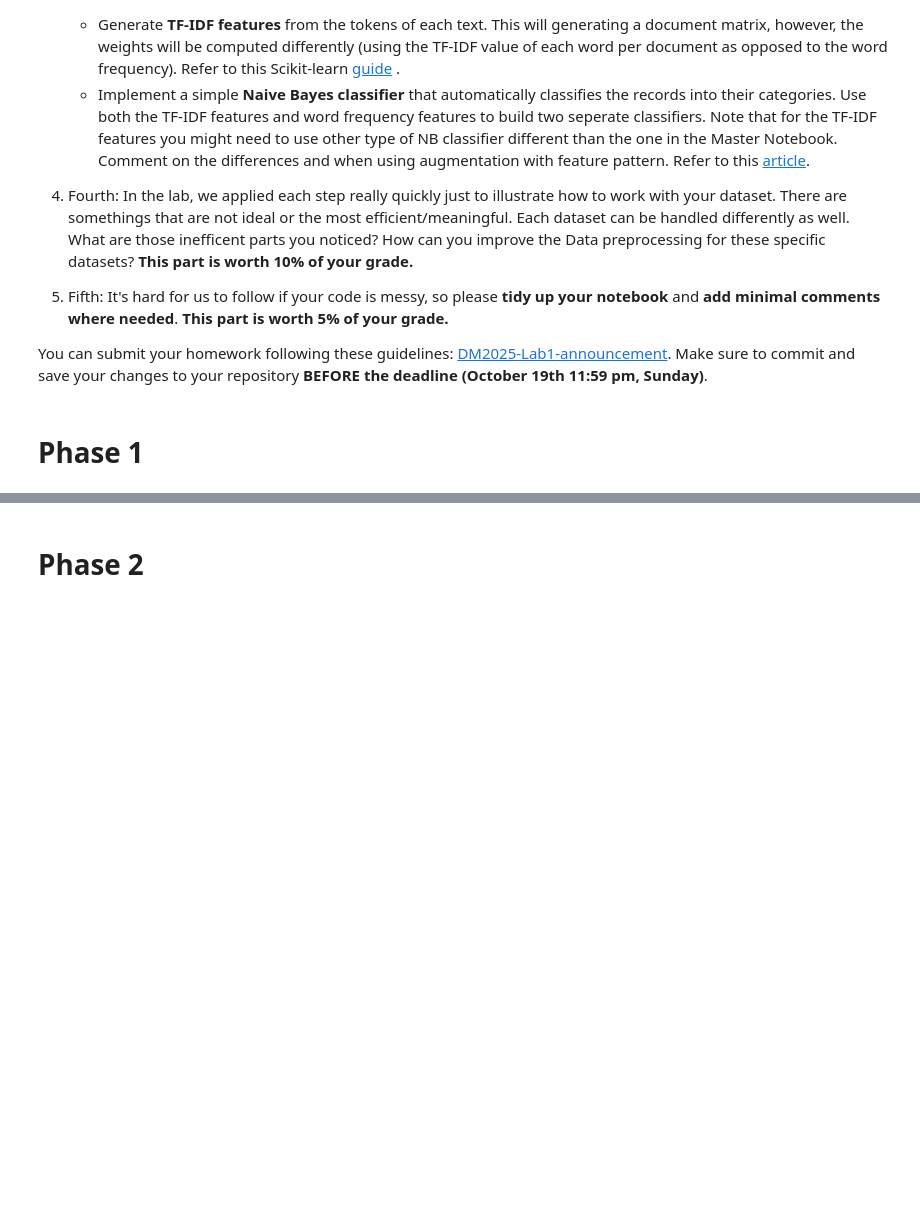
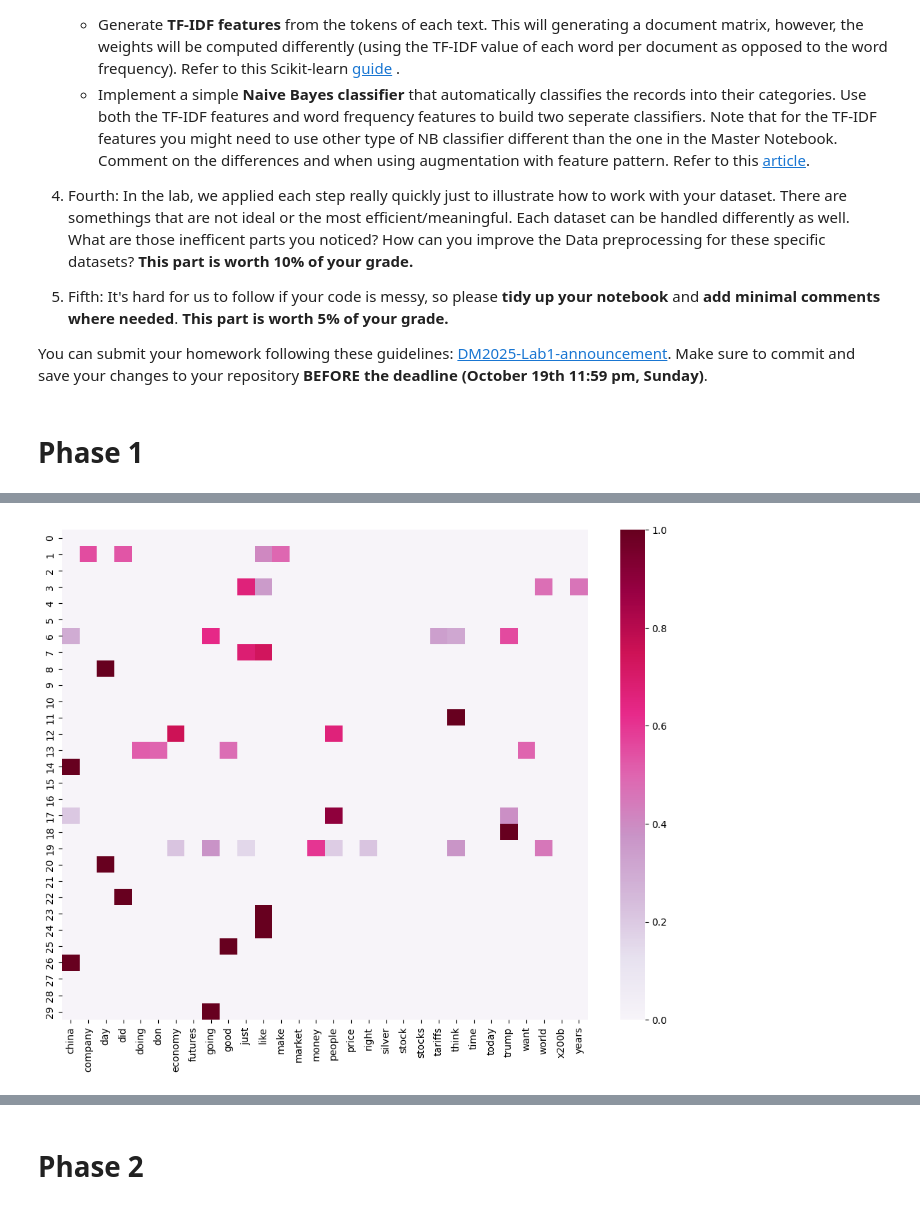
Before and after one commit to Ubereats9481/DM2025-Lab1-Exercise, a Jupyter notebook: DM2025-Lab1-Homework.ipynb, the cells around one changed output, grey strips where cells are left out. Cells and saved outputs as stored; diff of their text form; code cells hidden in the pictures; blank space fills up the shorter version.

```diff
--- a/DM2025-Lab1-Homework.ipynb
+++ b/DM2025-Lab1-Homework.ipynb
@@ -62,0 +252,2 @@ You can submit your homework following these guidelines: [DM2025-Lab1-announceme
+# %%
+data['unigrams'] = data['text'].apply(lambda x: dmh.tokenize_text(x))
@@ -62,0 +331,21 @@ You can submit your homework following these guidelines: [DM2025-Lab1-announceme
+# %%
+# Exercise 11:
+from sklearn.feature_extraction.text import TfidfVectorizer
+
+# Calculate TF-IDF matrix (try to find important words)
+# 30 most important words, remove english stop words (e.g., is, the, a, ...)
+vectorizer = TfidfVectorizer(max_features=30, stop_words='english')
+tfidf_matrix = vectorizer.fit_transform(data.text)
+
+# show 0 ~ 29 documents and their tf-idf values for each term
+terms = vectorizer.get_feature_names_out()
+df_todraw = pd.DataFrame(tfidf_matrix[:30, :].toarray(), columns=terms)
+
+plt.subplots(figsize=(12, 9))
+ax = sns.heatmap(df_todraw,
+                 cmap="PuRd",
+                 vmin=0, vmax=1, annot=False)
+
+# Discussion: Reddit posts are so short and sparse that even the most commonly used words might not appear in most posts.
+# %% [output]
+[figure, added]
```
Also changed, not shown: parts of 36 cells of this notebook.
